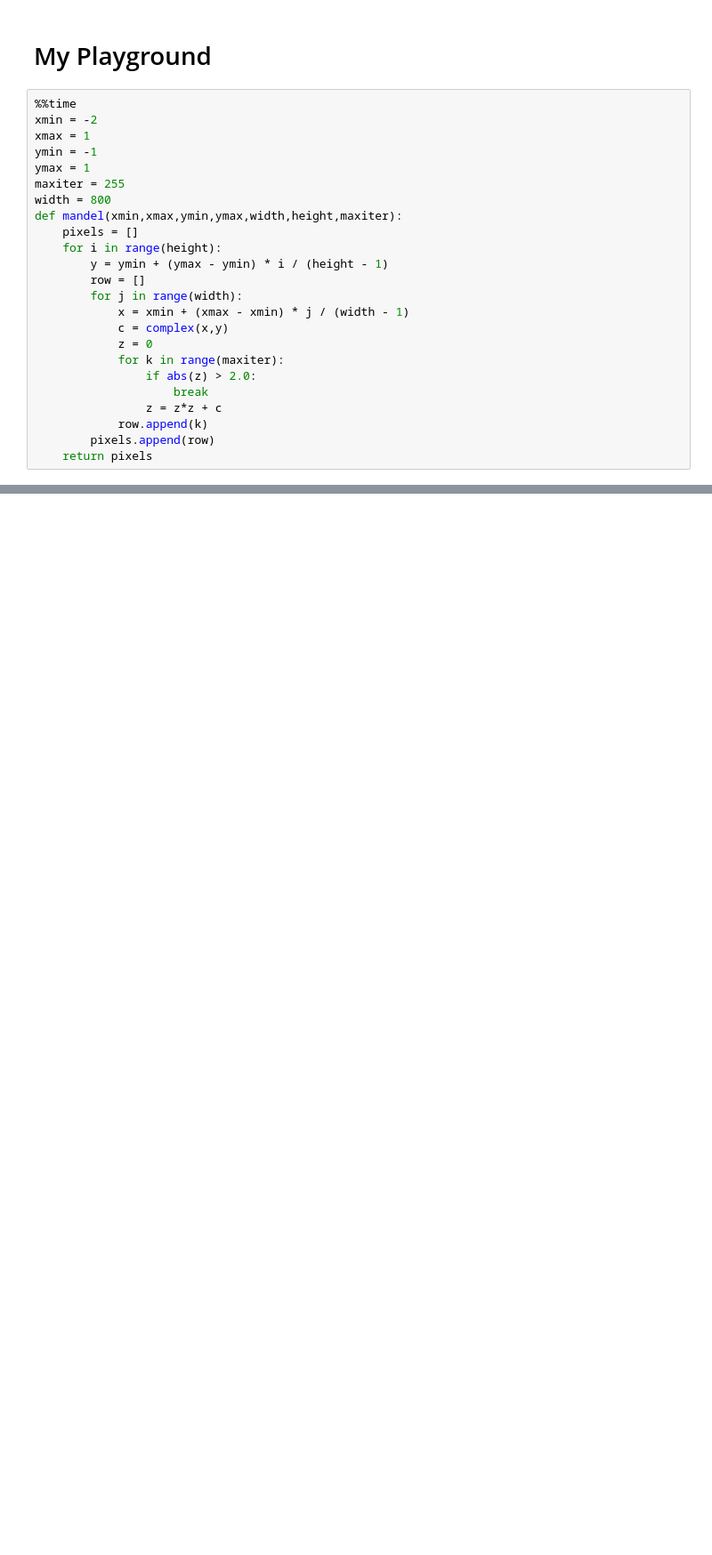
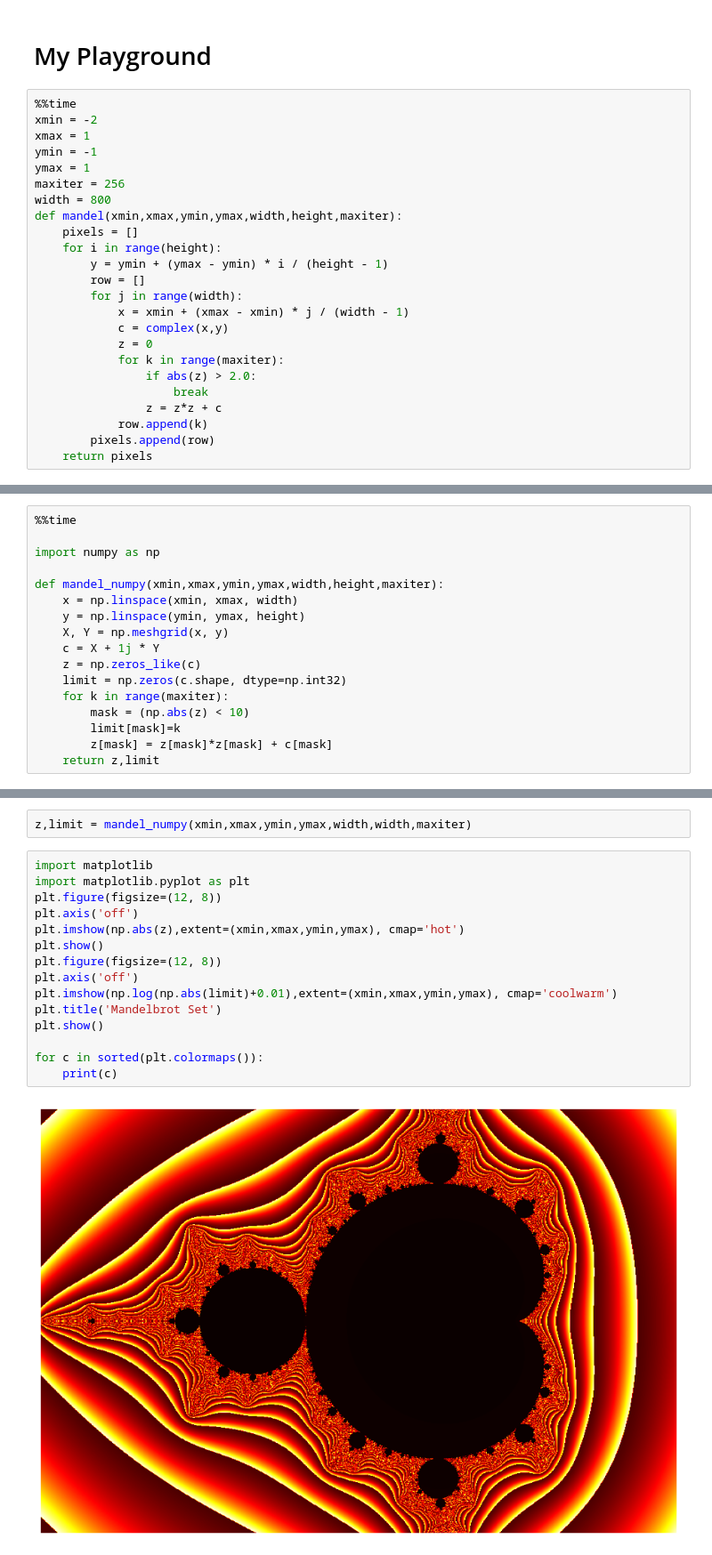
Before and after one commit to HelmutQualtinger/jp-playground, a Jupyter notebook: MyPlayGround.ipynb, the cells around one changed output, grey strips where cells are left out. Shown at 89% size. Drawn from its saved outputs; the diff is of its cells as text; blank space fills up the shorter version.

Commit message:
numpy version

```diff
--- a/MyPlayGround.ipynb
+++ b/MyPlayGround.ipynb
@@ -6,7 +6,7 @@ xmin = -2
 xmax = 1
 ymin = -1
 ymax = 1
-maxiter = 255
+maxiter = 256
 width = 800
 def mandel(xmin,xmax,ymin,ymax,width,height,maxiter):
     pixels = []
@@ -47,0 +47,17 @@ Wall time: 187 ms
+# %%
+%%time
+
+import numpy as np
+
+def mandel_numpy(xmin,xmax,ymin,ymax,width,height,maxiter):
+    x = np.linspace(xmin, xmax, width)
+    y = np.linspace(ymin, ymax, height)
+    X, Y = np.meshgrid(x, y)
+    c = X + 1j * Y
+    z = np.zeros_like(c)
+    limit = np.zeros(c.shape, dtype=np.int32)
+    for k in range(maxiter):
+        mask = (np.abs(z) < 10)
+        limit[mask]=k
+        z[mask] = z[mask]*z[mask] + c[mask]
+    return z,limit
@@ -47,0 +67,19 @@ Wall time: 187 ms
+# %%
+z,limit = mandel_numpy(xmin,xmax,ymin,ymax,width,width,maxiter)
+# %%
+import matplotlib
+import matplotlib.pyplot as plt
+plt.figure(figsize=(12, 8))
+plt.axis('off')
+plt.imshow(np.abs(z),extent=(xmin,xmax,ymin,ymax), cmap='hot')
+plt.show()
+plt.figure(figsize=(12, 8))
+plt.axis('off')
+plt.imshow(np.log(np.abs(limit)+0.01),extent=(xmin,xmax,ymin,ymax), cmap='coolwarm')
+plt.title('Mandelbrot Set')
+plt.show()
+
+for c in sorted(plt.colormaps()):
+    print(c)
+# %% [output]
+[figure, added]
```
Also changed, not shown: parts of 5 cells of this notebook.
